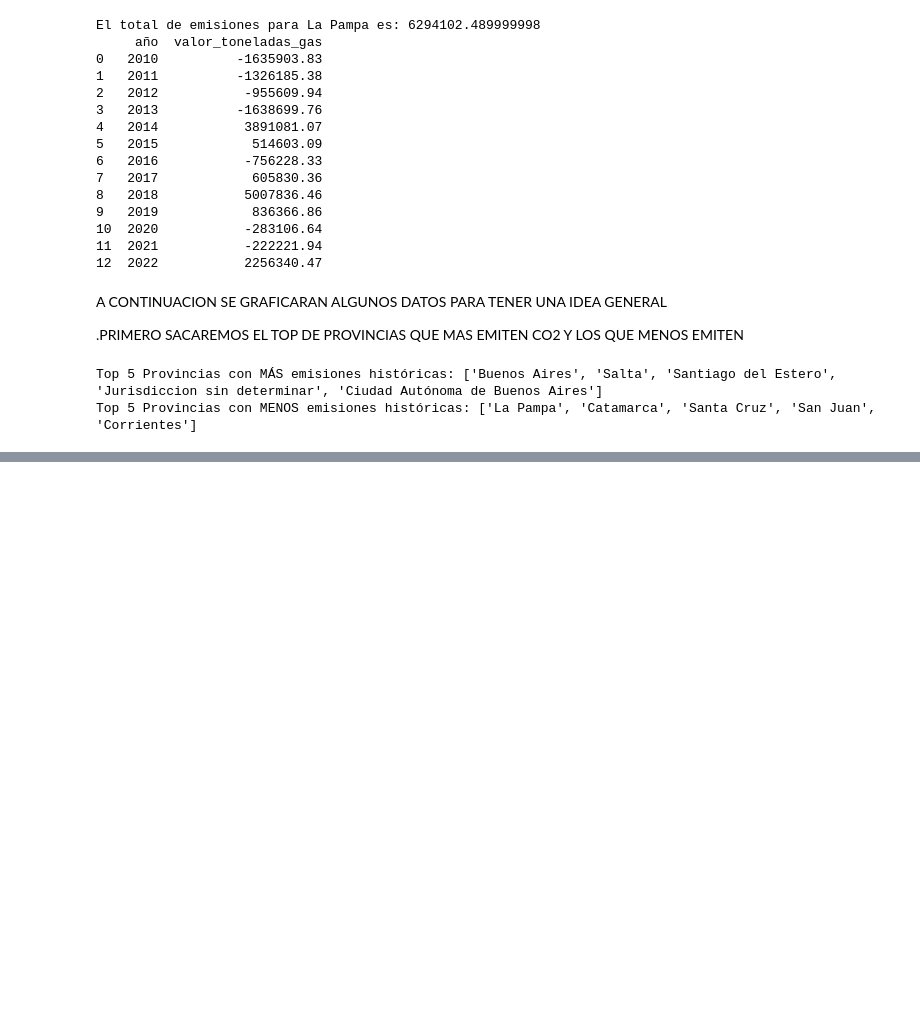
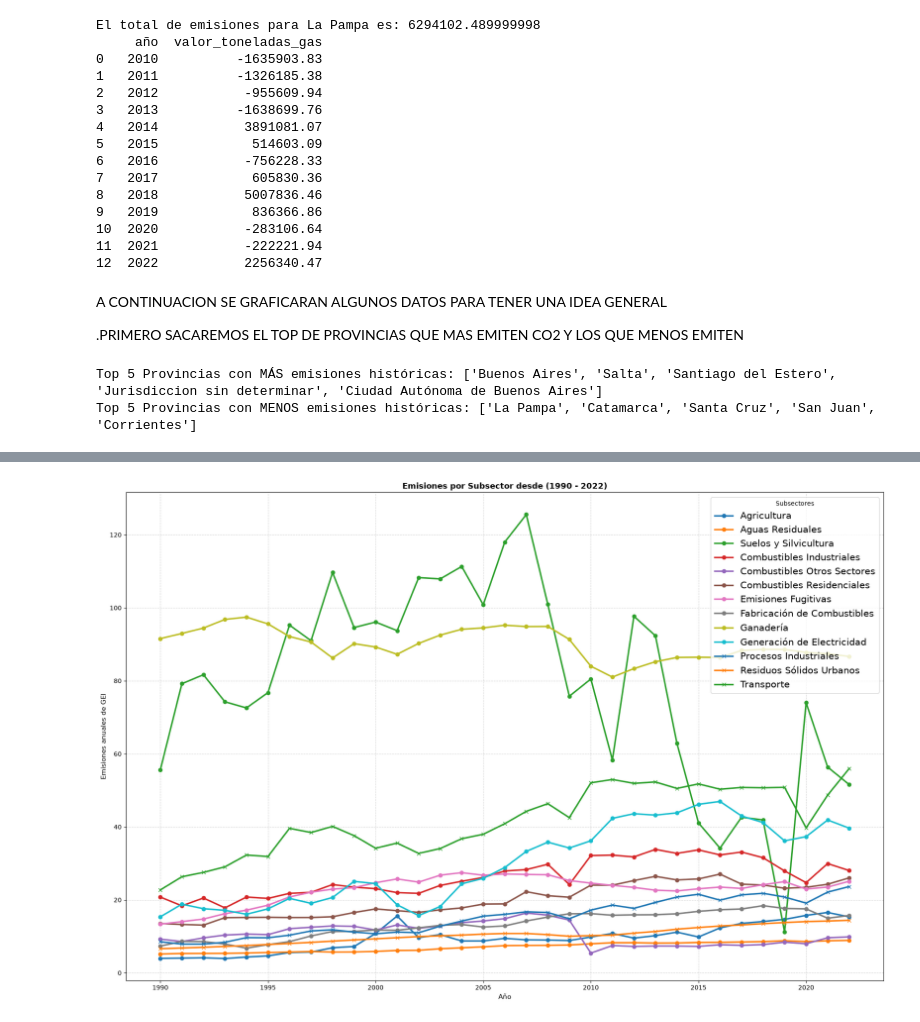
Before and after one commit to Axel99-code/Gases-de-efecto-invernadero, a Jupyter notebook: notebook.ipynb, the cells around one changed output, grey strips where cells are left out. Saved outputs shown, nothing was run; the diff lists cells and outputs as text; code cells hidden in the pictures; blank space fills up the shorter version.

```diff
--- a/notebook.ipynb
+++ b/notebook.ipynb
@@ -454,0 +470,35 @@ plt.show()
+# %%
+df_grafico_sub = df_subsector.copy()
+df_grafico_sub["año"] = df_grafico_sub["año"].astype(int)
+
+df_grafico_sub = df_grafico_sub.sort_values("año")
+plt.figure(figsize=(18, 12))
+
+# Lineas
+plt.plot(df_grafico_sub["año"], df_grafico_sub["agricultura"], marker="o", linewidth=2.5, label="Agricultura")
+plt.plot(df_grafico_sub["año"], df_grafico_sub["aguas_residuales"], marker="o", linewidth=2.5, label="Aguas Residuales")
+plt.plot(df_grafico_sub["año"], df_grafico_sub["cambio_de_uso_de_suelos_y_silvicultura"], marker="o", linewidth=2.5, label="Suelos y Silvicultura")
+plt.plot(df_grafico_sub["año"], df_grafico_sub["combustibles_industrias"], marker="o", linewidth=2.5, label="Combustibles Industriales")
+plt.plot(df_grafico_sub["año"], df_grafico_sub["combustibles_otros_sectores"], marker="o", linewidth=2.5, label="Combustibles Otros Sectores")
+plt.plot(df_grafico_sub["año"], df_grafico_sub["combustibles_residencial"], marker="o", linewidth=2.5, label="Combustibles Residenciales")
+plt.plot(df_grafico_sub["año"], df_grafico_sub["emisiones_fugitivas"], marker="o", linewidth=2.5, label="Emisiones Fugitivas")
+plt.plot(df_grafico_sub["año"], df_grafico_sub["fabricacion_de_combustibles"], marker="o", linewidth=2.5, label="Fabricación de Combustibles")
+plt.plot(df_grafico_sub["año"], df_grafico_sub["ganaderia"], marker="o", linewidth=2.5, label="Ganadería")
+plt.plot(df_grafico_sub["año"], df_grafico_sub["generacion_de_electricidad"], marker="o", linewidth=2.5, label="Generación de Electricidad")
+plt.plot(df_grafico_sub["año"], df_grafico_sub["procesos_industriales"], marker="x", linewidth=2.5, label="Procesos Industriales")
+plt.plot(df_grafico_sub["año"], df_grafico_sub["residuos_solidos_urbanos"], marker="x", linewidth=2.5, label="Residuos Sólidos Urbanos")
+plt.plot(df_grafico_sub["año"], df_grafico_sub["transporte"], marker="x", linewidth=2.5, label="Transporte")
+
+# Etiquetas
+plt.title("Emisiones por Subsector desde (1990 - 2022)", fontsize=13, fontweight="bold")
+plt.xlabel("Año", fontsize=11)
+plt.ylabel("Emisiones anuales de GEI", fontsize=11)
+plt.grid(True, linestyle="--", alpha=0.5)
+
+# Leyenda
+plt.legend(title="Subsectores", fontsize=15)
+
+plt.tight_layout()
+plt.show()
+# %% [output]
+[figure, added]
```
Also changed, not shown: parts of 7 cells of this notebook, 3 other files.
